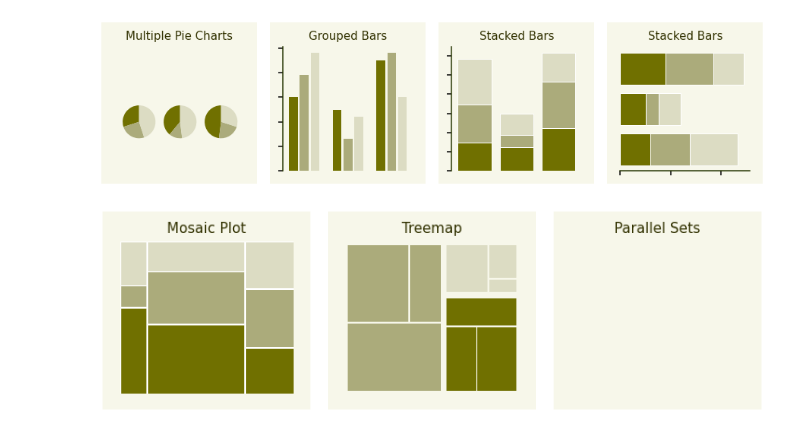
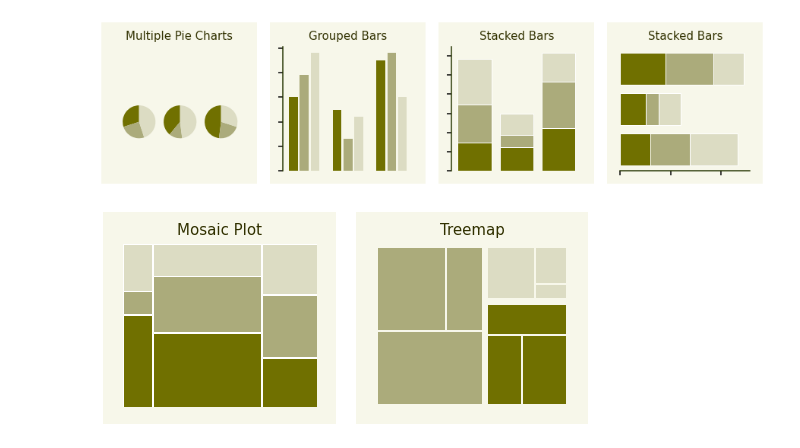
Before and after one commit to hnguyentt/dataviz-python, a Jupyter notebook: 1.From_data_to_viz/05.Directory_of_visualizations.ipynb, the cells around one changed output. Cells and saved outputs as stored; diff of their text form; code cells hidden in the pictures.

```diff
--- a/1.From_data_to_viz/05.Directory_of_visualizations.ipynb
+++ b/1.From_data_to_viz/05.Directory_of_visualizations.ipynb
@@ -488,9 +488,11 @@ for ax in axes:
 
 from cProfile import label
 from operator import index
+from sqlite3 import connect
 from textwrap import fill
 from statsmodels.graphics.mosaicplot import mosaic
 from src import squarify
+from matplotlib.sankey import Sankey
 
 df = pd.DataFrame({
     'var1': ['C', 'B', 'A']*3,
@@ -512,41 +514,37 @@ width = 0.2
 all_width = 0.65
 x = np.arange(3)
 
-fig, axes = plt.subplots(1, 3, figsize=(12, 3))
+fig, axes = plt.subplots(1, 2, figsize=(8, 3))
 fig.subplots_adjust(wspace=0.3)
 fig.set_facecolor('white')
 
 ax = axes[0]
 props = lambda key: {'facecolor': value_colors[0] if "C" in key[1] else value_colors[1] if 'B' in key[1] else value_colors[2],
                      'linewidth': 1, 'edgecolor': 'white'}
 mosaic(dict(zip(list(zip(df['var1'].values, df['var2'].values)), df['count'].values)),
        ax=ax,
        index=[1,0],
        axes_label=False,
        properties=props,
        labelizer=lambda key: "")
 ax.set_title('Mosaic Plot')
 
 ax = axes[1]
-
 squarify.plot(sizes=[df[df['var2']=='B']['count'].values, df[df['var2']=='C']['count'].values, df[df['var2']=='A']['count'].values],
               color=[value_colors[1]]*3 + [value_colors[0]]*3 + [value_colors[2]]*3,
               norm_x=200,
               norm_y=150,
               pad=True,
               ax=ax)
 ax.set_title('Treemap')
-
-ax = axes[2]
-ax.set_title('Parallel Sets')
 
 for ax in axes:
     ax.tick_params(top=False, bottom=False, left=False, right=False, labelleft=False, labelbottom=False)
     ax.spines['bottom'].set_visible(False)
     ax.spines['left'].set_visible(False)
     rect = Rectangle((-0.1, -0.1), 1.2, 1.3, facecolor=bg_color, edgecolor="None", transform=ax.transAxes, zorder=-1)
     ax.set_xlabel('')
     ax.set_ylabel('')
     fig.patches.append(rect);
 # %% [output]
-[figure, old version]
+[figure, new version]
```
Also changed, not shown: parts of 6 cells of this notebook.
